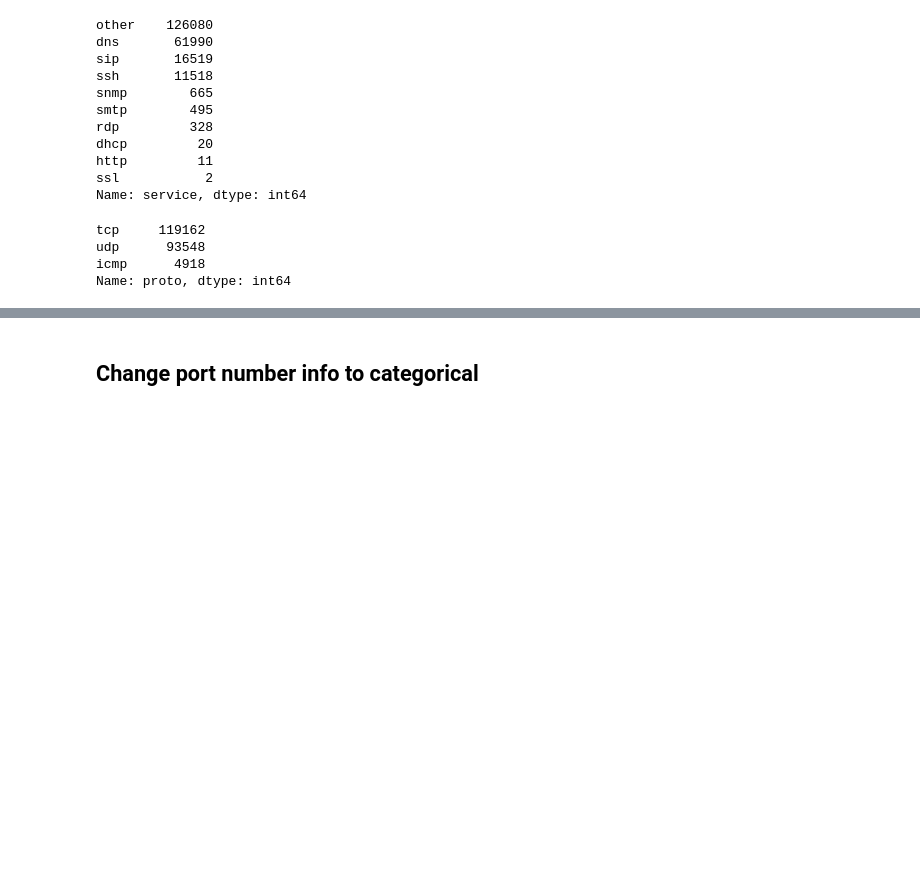
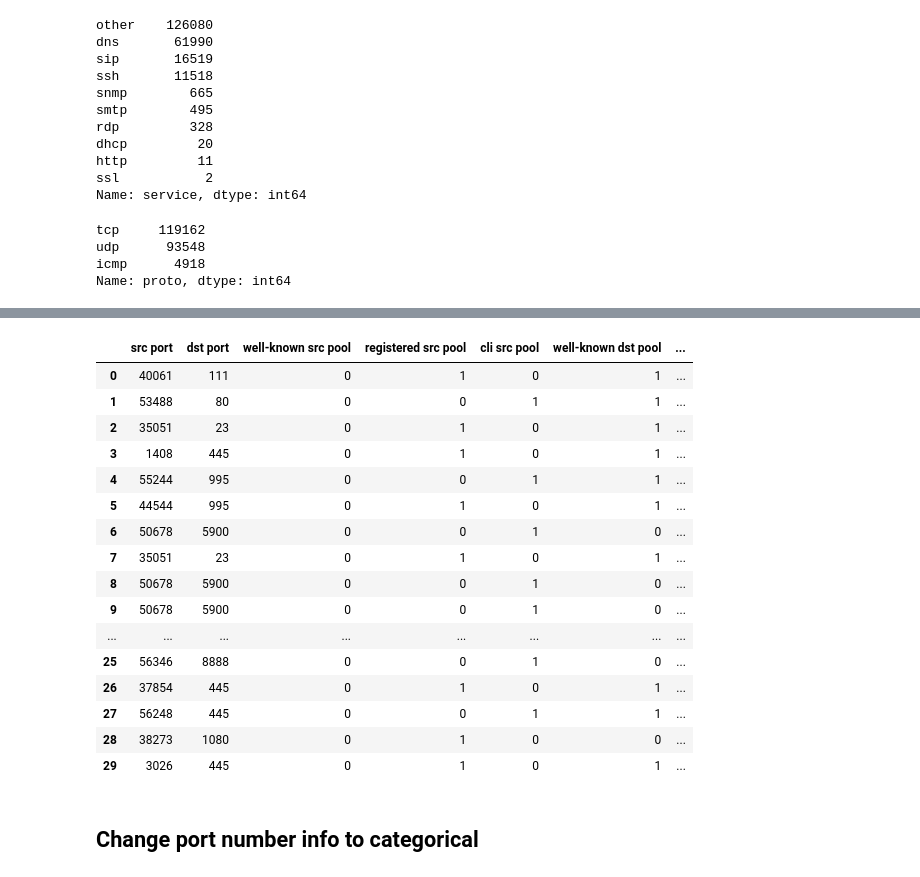
Before and after one commit to m4t22/ml_ids, a Jupyter notebook: single_dataset_analysis_new_approach.ipynb, the cells around one changed output, grey strips where cells are left out. Saved outputs shown, nothing was run; the diff lists cells and outputs as text; code cells hidden in the pictures; blank space fills up the shorter version.

Commit message:
port number categories + data rate calcuations

```diff
--- a/single_dataset_analysis_new_approach.ipynb
+++ b/single_dataset_analysis_new_approach.ipynb
@@ -141,3 +286,23 @@ Name: proto, dtype: int64
+# %%
+data.loc[:, ["src port", "dst port", "well-known src pool", "registered src pool", "cli src pool", "well-known dst pool", "registered dst pool", "cli dst pool"]].head(30)
+# %% [output]
+|  | src port | dst port | well-known src pool | registered src pool | cli src pool | well-known dst pool | ... |
+| 0 | 40061 | 111 | 0 | 1 | 0 | 1 | ... |
+| 1 | 53488 | 80 | 0 | 0 | 1 | 1 | ... |
+| 2 | 35051 | 23 | 0 | 1 | 0 | 1 | ... |
+| 3 | 1408 | 445 | 0 | 1 | 0 | 1 | ... |
+| 4 | 55244 | 995 | 0 | 0 | 1 | 1 | ... |
+| 5 | 44544 | 995 | 0 | 1 | 0 | 1 | ... |
+| 6 | 50678 | 5900 | 0 | 0 | 1 | 0 | ... |
+| 7 | 35051 | 23 | 0 | 1 | 0 | 1 | ... |
+| 8 | 50678 | 5900 | 0 | 0 | 1 | 0 | ... |
+| 9 | 50678 | 5900 | 0 | 0 | 1 | 0 | ... |
+| ... | ... | ... | ... | ... | ... | ... | ... |
+| 25 | 56346 | 8888 | 0 | 0 | 1 | 0 | ... |
+| 26 | 37854 | 445 | 0 | 1 | 0 | 1 | ... |
+| 27 | 56248 | 445 | 0 | 0 | 1 | 1 | ... |
+| 28 | 38273 | 1080 | 0 | 1 | 0 | 0 | ... |
+| 29 | 3026 | 445 | 0 | 1 | 0 | 1 | ... |
 # %% [markdown]
 ## Change port number info to categorical
 # %%
```
Also changed, not shown: parts of 19 cells of this notebook.
